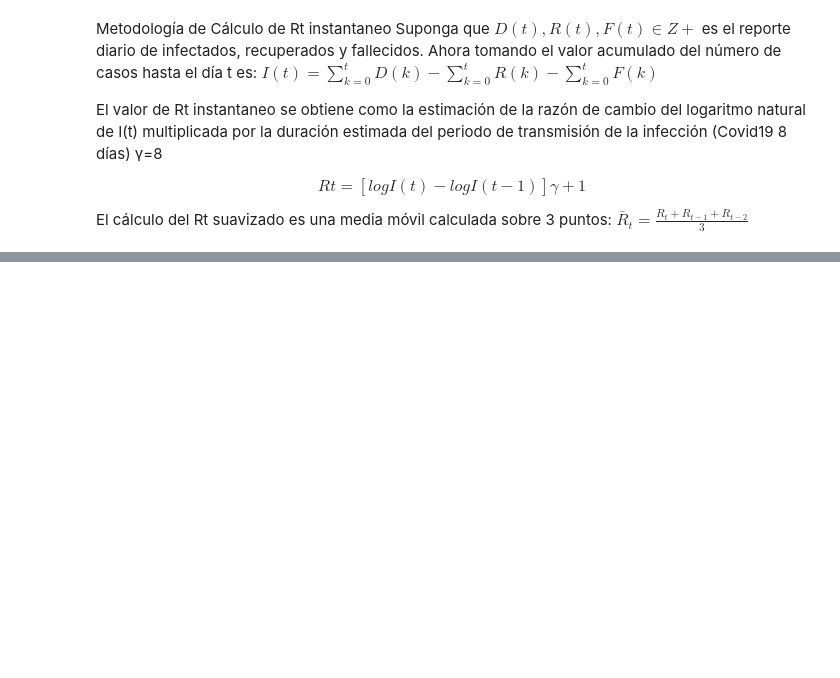
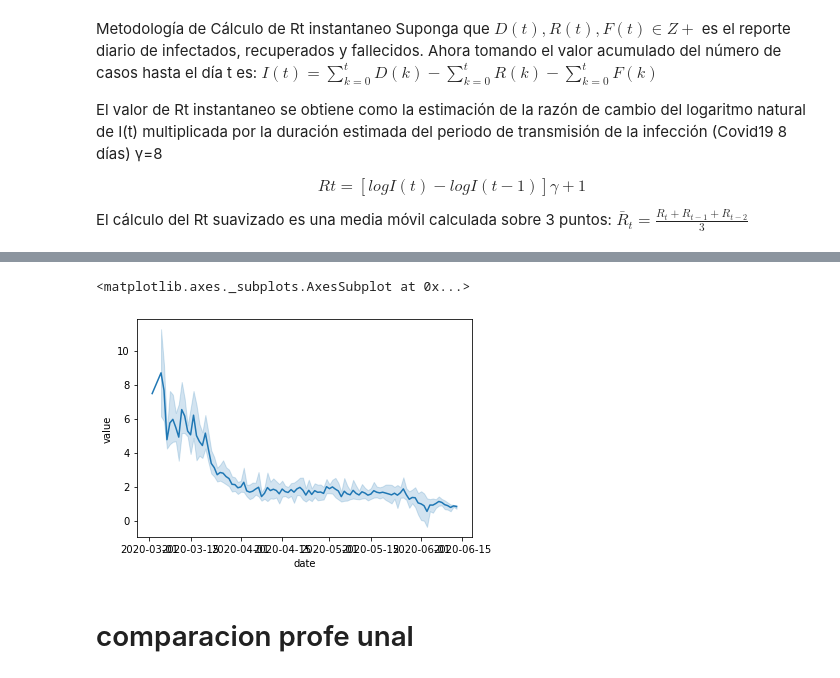
Before and after one commit to seospinale/COVID19-meteorologia, a Jupyter notebook: notebook/transmission_rate.ipynb, the cells around one changed output, grey strips where cells are left out. Cells and saved outputs as stored; diff of their text form; code cells hidden in the pictures; blank space fills up the shorter version.

```diff
--- a/notebook/transmission_rate.ipynb
+++ b/notebook/transmission_rate.ipynb
@@ -81,0 +79,5 @@ El cálculo del  Rt  suavizado es una media móvil calculada sobre 3 puntos:  $\
+# %%
+sns.lineplot(x = 'date', y = 'value', data = pd.melt(transmission_rate_s.reset_index(), ['index']).rename(columns = {'index':'date'}))
+# %% [output]
+<matplotlib.axes._subplots.AxesSubplot at 0x...>
+[figure, added]
@@ -81,0 +87,2 @@ El cálculo del  Rt  suavizado es una media móvil calculada sobre 3 puntos:  $\
+# %% [markdown]
+# comparacion profe unal
```
Also changed, not shown: parts of 16 cells of this notebook, 3 other files.
